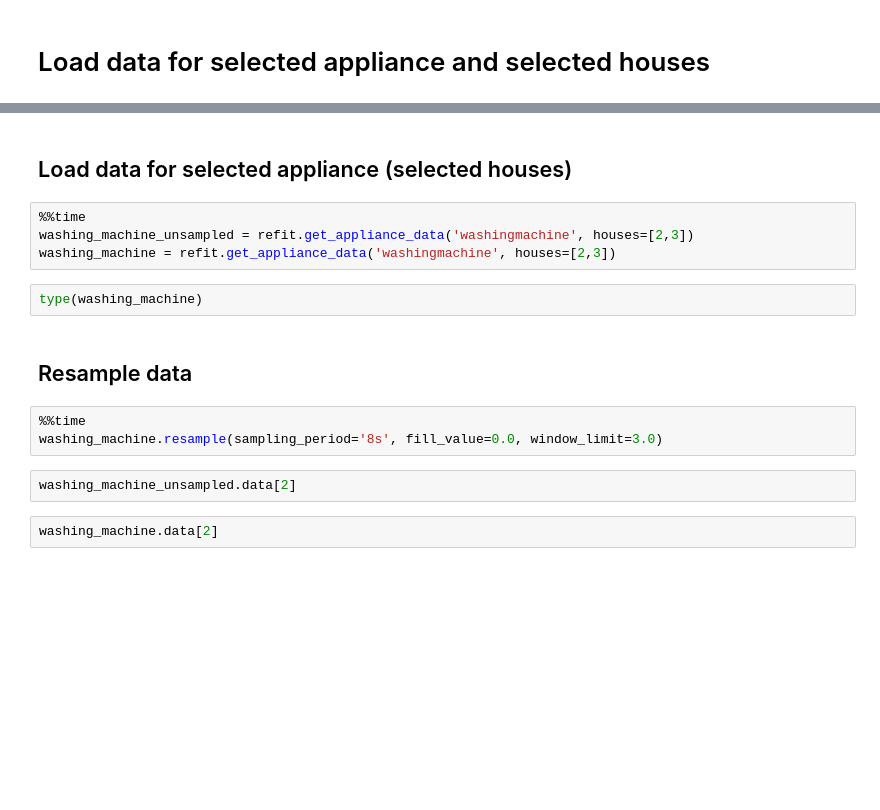
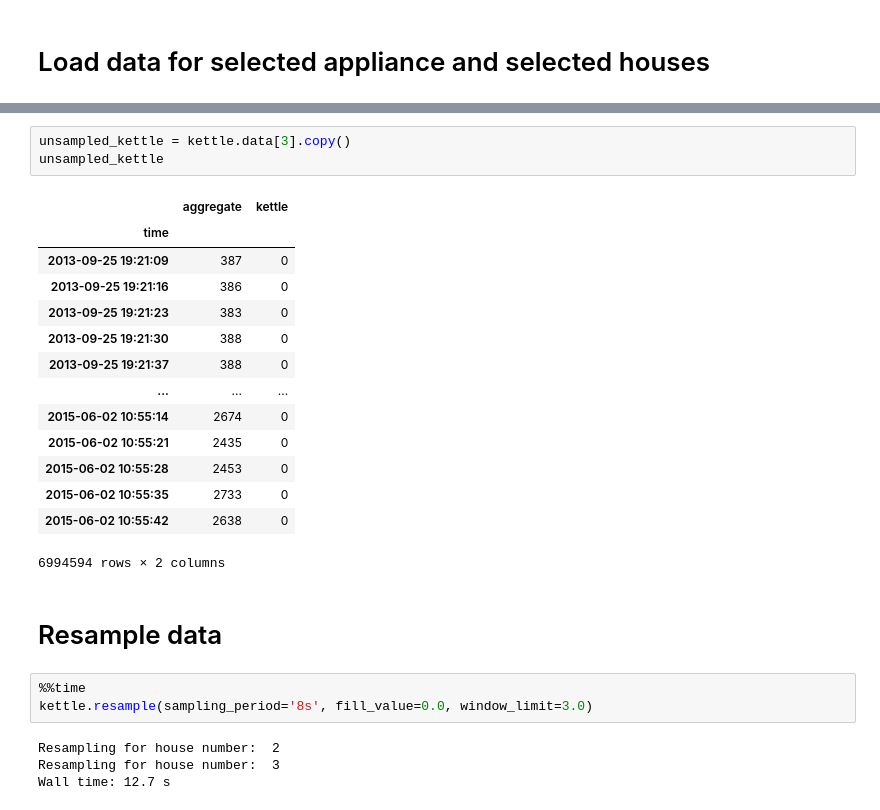
Before and after one commit to mahnoor-shahid/nilm_analyzer_tutorials, a Jupyter notebook: 02_sampling.ipynb, the cells around one changed output, grey strips where cells are left out. Saved outputs shown, nothing was run; the diff lists cells and outputs as text; blank space fills up the shorter version.

Commit message:
resampling finalized

```diff
--- a/02_sampling.ipynb
+++ b/02_sampling.ipynb
@@ -10,17 +22,27 @@ kettle = refit.get_appliance_data(appliance="Kettle", houses=[1,2,3])
-# %% [markdown]
-## Load data for selected appliance (selected houses)
-# %%
-%%time
-washing_machine_unsampled = refit.get_appliance_data('washingmachine', houses=[2,3])
-washing_machine = refit.get_appliance_data('washingmachine', houses=[2,3])
-# %%
-type(washing_machine)
+# %%
+unsampled_kettle = kettle.data[3].copy()
+unsampled_kettle
+# %% [output]
+|  | aggregate | kettle |
+| time |  |  |
+| 2013-09-25 19:21:09 | 387 | 0 |
+| 2013-09-25 19:21:16 | 386 | 0 |
+| 2013-09-25 19:21:23 | 383 | 0 |
+| 2013-09-25 19:21:30 | 388 | 0 |
+| 2013-09-25 19:21:37 | 388 | 0 |
+| ... | ... | ... |
+| 2015-06-02 10:55:14 | 2674 | 0 |
+| 2015-06-02 10:55:21 | 2435 | 0 |
+| 2015-06-02 10:55:28 | 2453 | 0 |
+| 2015-06-02 10:55:35 | 2733 | 0 |
+| 2015-06-02 10:55:42 | 2638 | 0 |
+6994594 rows × 2 columns
 # %% [markdown]
-## Resample data
+# Resample data
 # %%
 %%time
-washing_machine.resample(sampling_period='8s', fill_value=0.0, window_limit=3.0)
+kettle.resample(sampling_period='8s', fill_value=0.0, window_limit=3.0)
+# %% [output]
+Resampling for house number:  2
+Resampling for house number:  3
+Wall time: 12.7 s
-# %%
-washing_machine_unsampled.data[2]
-# %%
-washing_machine.data[2]
```
Also changed, not shown: parts of 4 cells of this notebook, 1 other file.
